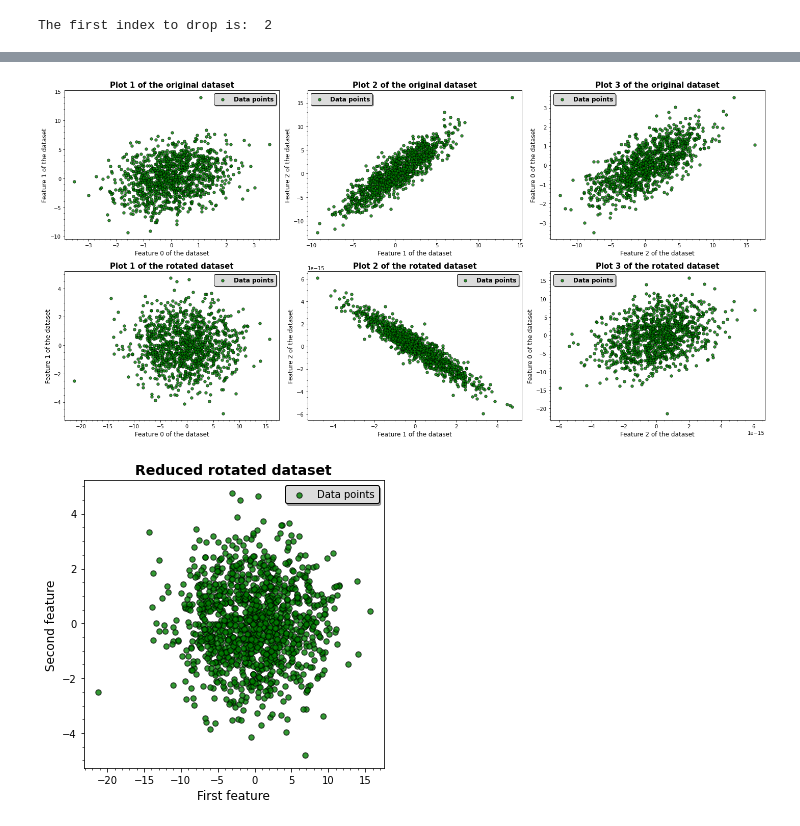
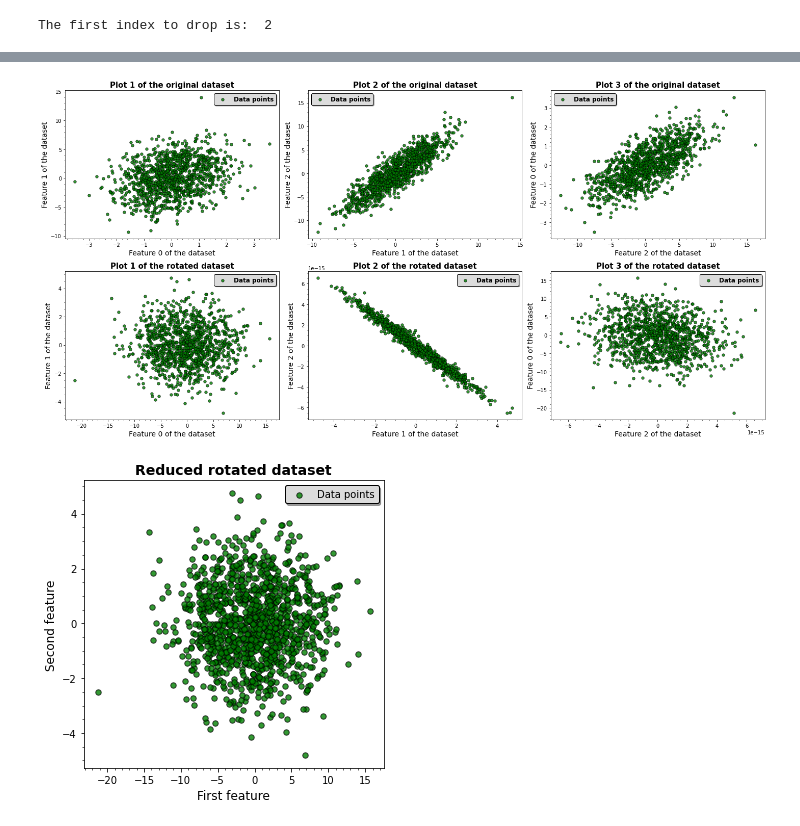
Before and after one commit to tommasoamico/LaboratoryOfComputationalPhysics_Y4, a Jupyter notebook: 07ex_LinearAlgebra.ipynb, the cells around one changed output, grey strips where cells are left out. Cells and saved outputs as stored; diff of their text form; code cells hidden in the pictures.

```diff
--- a/07ex_LinearAlgebra.ipynb
+++ b/07ex_LinearAlgebra.ipynb
@@ -26,8 +26,9 @@ x2 = x1 + np.random.normal(loc=0, scale=3, size=size)
 x3 = 2*x1 + x2
 # %%
 # Generating the dataset and the covariance matrix
-data = pd.DataFrame([x1, x2, x3])
-cov_matrix = np.cov(data)
+data = pd.DataFrame(np.array([x1, x2, x3]).T)
+data.columns=['x1','x2','x3']
+cov_matrix = np.cov(data.T)
 cov_matrix
 # %% [output]
 array([[ 0.98506745,  0.83519979,  2.80533469],
@@ -133,6 +134,6 @@ print('The first index to drop is: ', first_to_drop)
 The first index to drop is:  2
 # %%
 # Here we rotate the data and take a peak at that
-datap = pd.DataFrame(np.dot(V.T, data))
-datap
+datap = pd.DataFrame(np.dot(V.T, data.T)).T
+datap.head()
 # %% [output]
@@ -153,23 +157,23 @@ datapp
 # %%
 # Now we make the plots
 fig, ax = plt.subplots(nrows= 2, ncols=3, figsize=(20, 10))
 for j in range(3):
-    ax[0, j].scatter(x=data.loc[j,:], y=data.loc[(j+1)%3,:], s=30, c='green', edgecolors='black', linewidths=0.8, alpha=0.8, label='Data points')
-    ax[0, j].set_xlabel(f'Feature {j} of the dataset', fontsize=12)
-    ax[0, j].set_ylabel(f'Feature {(j+1)%3} of the dataset', fontsize=12)
+    ax[0, j].scatter(x=data.iloc[:,j], y=data.iloc[:,(j+1)%3], s=30, c='green', edgecolors='black', linewidths=0.8, alpha=0.8, label='Data points')
+    ax[0, j].set_xlabel(f'Feature {j} of the dataset', fontsize=14)
+    ax[0, j].set_ylabel(f'Feature {(j+1)%3} of the dataset', fontsize=14)
     ax[0, j].minorticks_on()
     ax[0, j].set_title(f'Plot {j+1} of the original dataset', fontsize=15, weight='bold')
     ax[0, j].legend(shadow=True, framealpha=1, facecolor='gainsboro', edgecolor='black', prop={'weight':'bold', 'size':'12'})
 
 
 for j in range(3):
-    ax[1, j].scatter(x=datap.loc[j,:], y=datap.loc[(j+1)%3,:], s=30, c='green', edgecolors='black', linewidths=0.8, alpha=0.8, label='Data points')
-    ax[1, j].set_xlabel(f'Feature {j} of the dataset', fontsize=12)
-    ax[1, j].set_ylabel(f'Feature {(j+1)%3} of the dataset', fontsize=12)
+    ax[1, j].scatter(x=datap.T.loc[j,:], y=datap.T.loc[(j+1)%3,:], s=30, c='green', edgecolors='black', linewidths=0.8, alpha=0.8, label='Data points')
+    ax[1, j].set_xlabel(f'Feature {j} of the dataset', fontsize=14)
+    ax[1, j].set_ylabel(f'Feature {(j+1)%3} of the dataset', fontsize=14)
     ax[1, j].minorticks_on()
     ax[1, j].set_title(f'Plot {j+1} of the rotated dataset', fontsize=15, weight='bold')
     ax[1, j].legend(shadow=True, framealpha=1, facecolor='gainsboro', edgecolor='black', prop={'weight':'bold', 'size':'12'})
 fig.tight_layout()
 # %% [output]
-[figure, old version]
+[figure, new version]
 # %%
```
Also changed, not shown: parts of 30 cells of this notebook.
